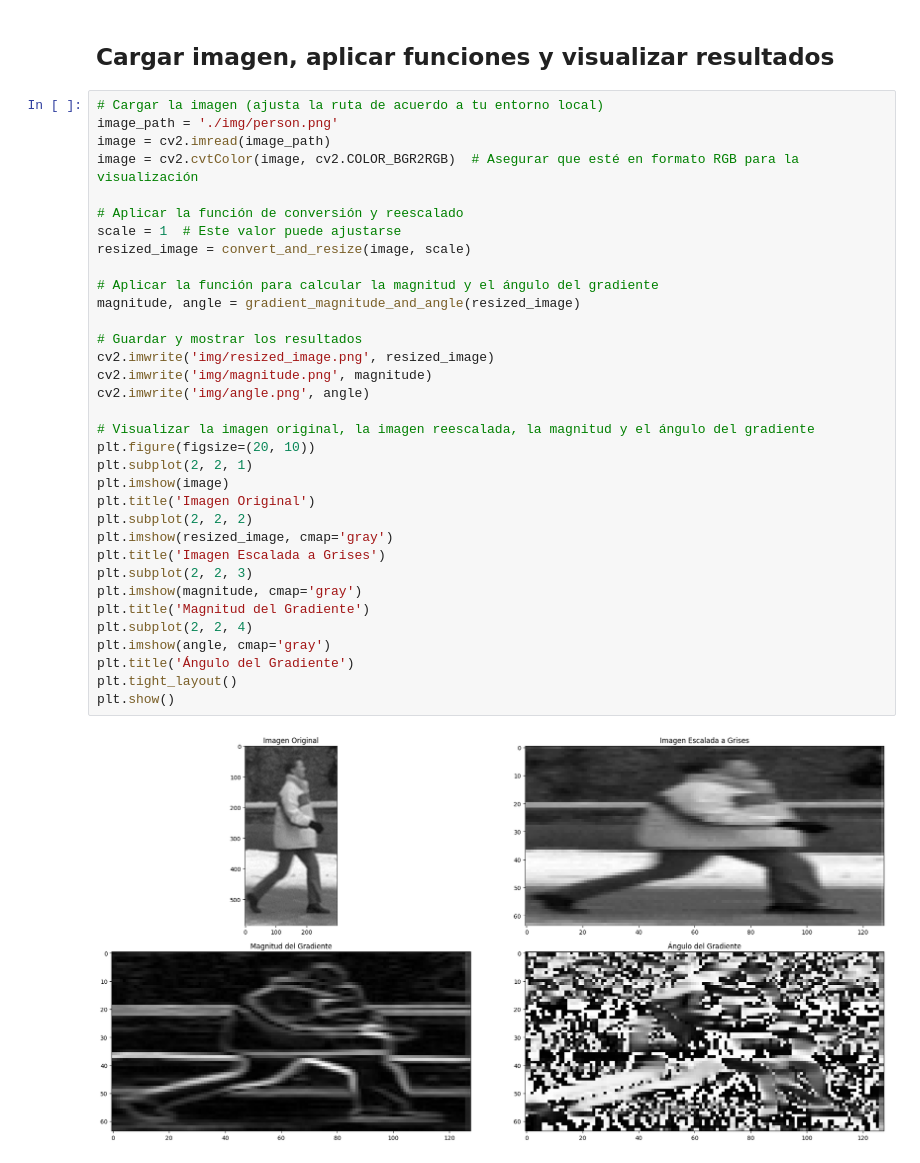
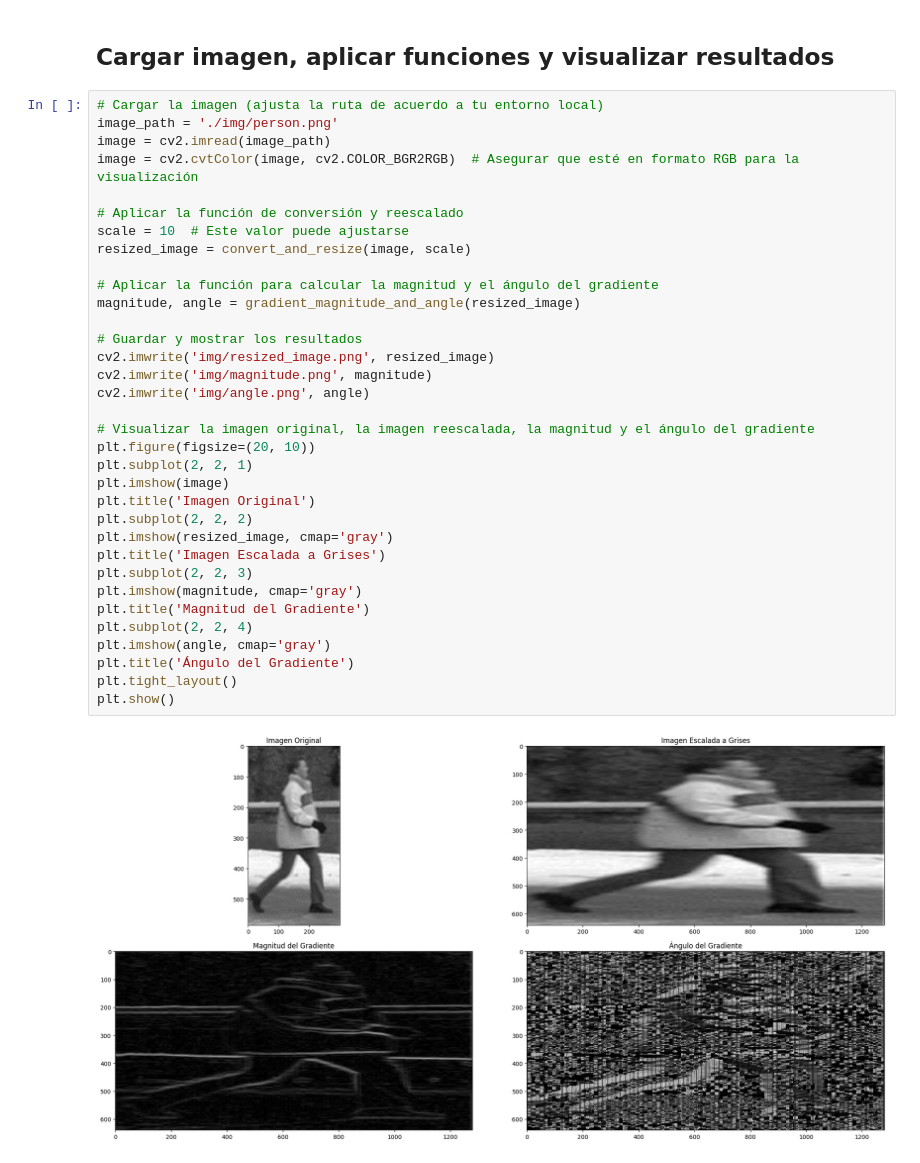
Before and after one commit to EstebanAG1005/Lab02-VC, a Jupyter notebook: inciso1_2.ipynb, the cells around one changed output. Cells and saved outputs as stored; diff of their text form.

```diff
--- a/inciso1_2.ipynb
+++ b/inciso1_2.ipynb
@@ -65,32 +65,32 @@ image = cv2.imread(image_path)
 image = cv2.cvtColor(image, cv2.COLOR_BGR2RGB)  # Asegurar que esté en formato RGB para la visualización
 
 # Aplicar la función de conversión y reescalado
-scale = 1  # Este valor puede ajustarse
+scale = 10  # Este valor puede ajustarse
 resized_image = convert_and_resize(image, scale)
 
 # Aplicar la función para calcular la magnitud y el ángulo del gradiente
 magnitude, angle = gradient_magnitude_and_angle(resized_image)
 
 # Guardar y mostrar los resultados
 cv2.imwrite('img/resized_image.png', resized_image)
 cv2.imwrite('img/magnitude.png', magnitude)
 cv2.imwrite('img/angle.png', angle)
 
 # Visualizar la imagen original, la imagen reescalada, la magnitud y el ángulo del gradiente
 plt.figure(figsize=(20, 10))
 plt.subplot(2, 2, 1)
 plt.imshow(image)
 plt.title('Imagen Original')
 plt.subplot(2, 2, 2)
 plt.imshow(resized_image, cmap='gray')
 plt.title('Imagen Escalada a Grises')
 plt.subplot(2, 2, 3)
 plt.imshow(magnitude, cmap='gray')
 plt.title('Magnitud del Gradiente')
 plt.subplot(2, 2, 4)
 plt.imshow(angle, cmap='gray')
 plt.title('Ángulo del Gradiente')
 plt.tight_layout()
 plt.show()
 # %% [output]
-[figure, old version]
+[figure, new version]
```
Also changed, not shown: parts of 5 cells of this notebook, 4 other files.
